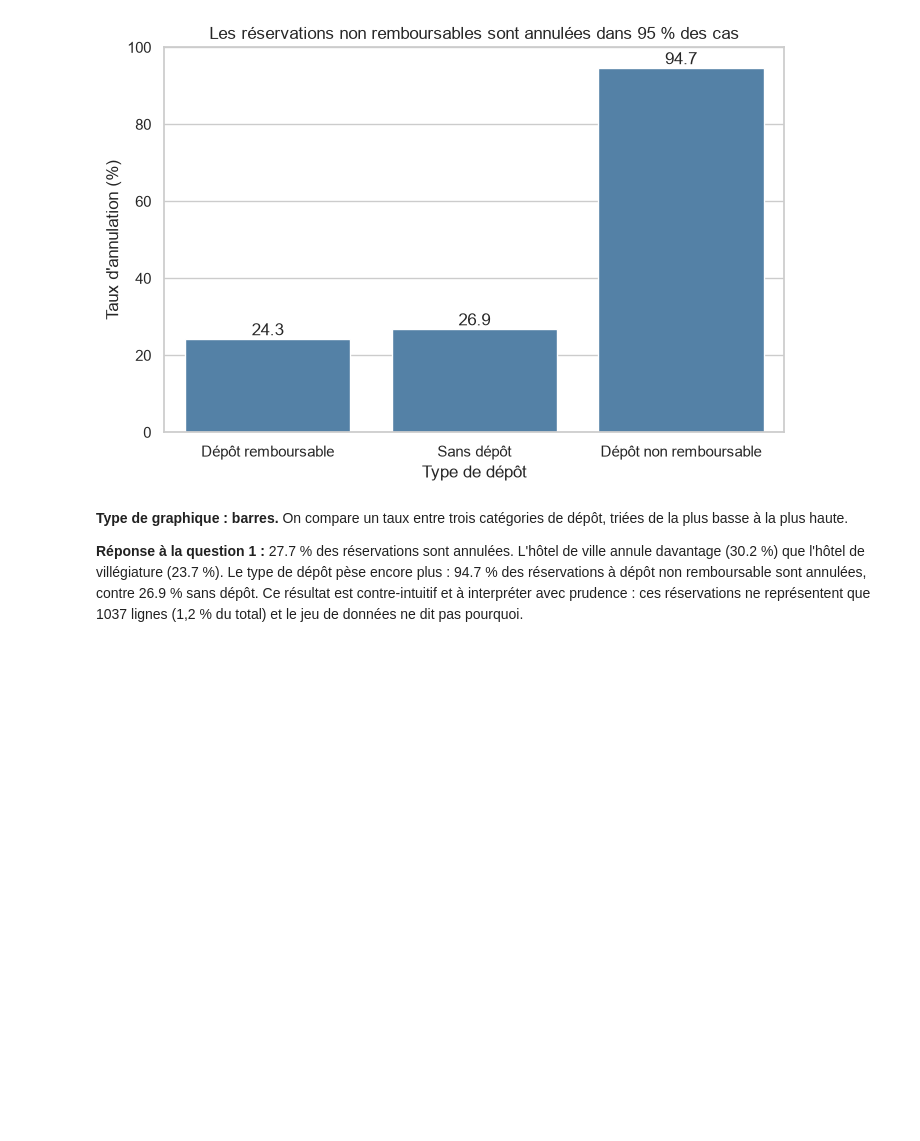
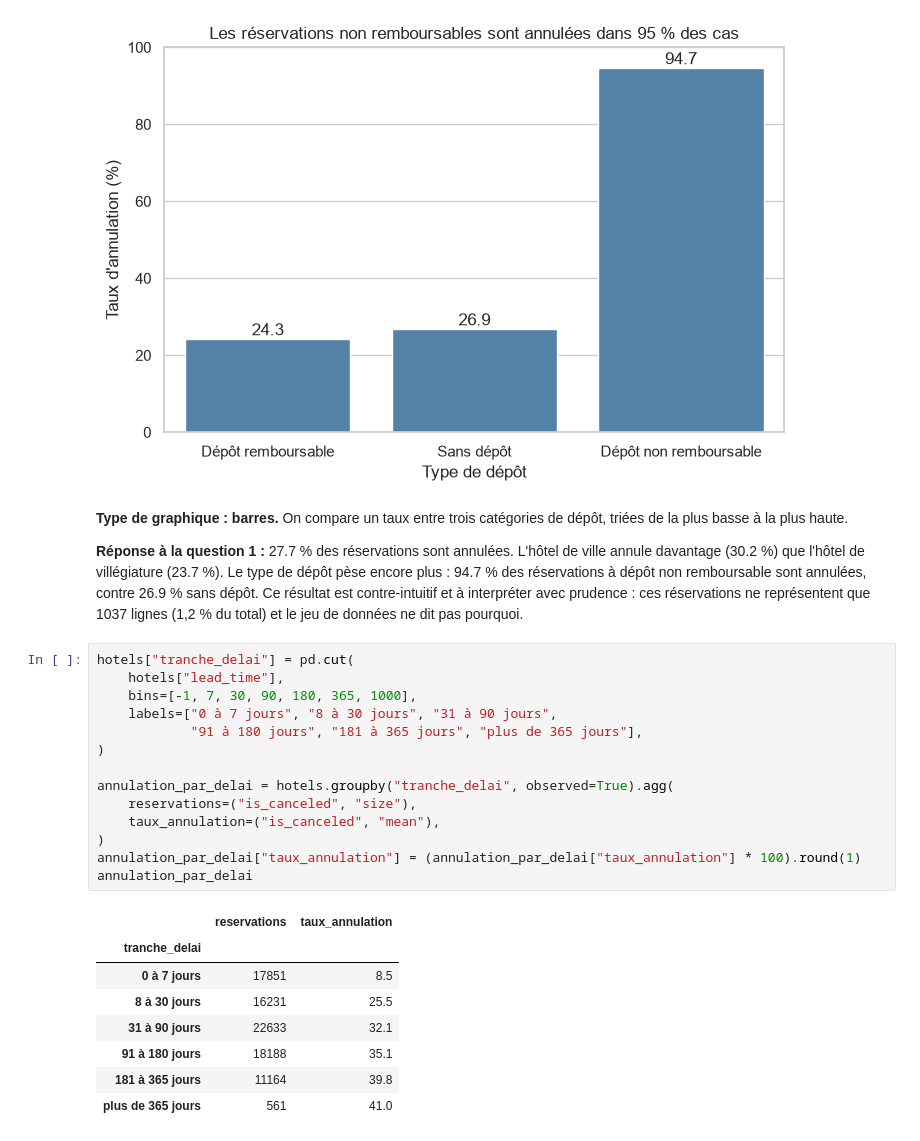
Before and after one commit to fotsotagnefred-png/Mon-projet-Analyse, a Jupyter notebook: notebooks/03_analyse.ipynb, the cells around one changed output. Drawn from its saved outputs; the diff is of its cells as text; blank space fills up the shorter version.

```diff
--- a/notebooks/03_analyse.ipynb
+++ b/notebooks/03_analyse.ipynb
@@ -98,3 +98,26 @@ plt.show()
 **Type de graphique : barres.** On compare un taux entre trois catégories de dépôt, triées de la plus basse à la plus haute.
 
 **Réponse à la question 1 :** 27.7 % des réservations sont annulées. L'hôtel de ville annule davantage (30.2 %) que l'hôtel de villégiature (23.7 %). Le type de dépôt pèse encore plus : 94.7 % des réservations à dépôt non remboursable sont annulées, contre 26.9 % sans dépôt. Ce résultat est contre-intuitif et à interpréter avec prudence : ces réservations ne représentent que 1037 lignes (1,2 % du total) et le jeu de données ne dit pas pourquoi.
+# %%
+hotels["tranche_delai"] = pd.cut(
+    hotels["lead_time"],
+    bins=[-1, 7, 30, 90, 180, 365, 1000],
+    labels=["0 à 7 jours", "8 à 30 jours", "31 à 90 jours",
+            "91 à 180 jours", "181 à 365 jours", "plus de 365 jours"],
+)
+
+annulation_par_delai = hotels.groupby("tranche_delai", observed=True).agg(
+    reservations=("is_canceled", "size"),
+    taux_annulation=("is_canceled", "mean"),
+)
+annulation_par_delai["taux_annulation"] = (annulation_par_delai["taux_annulation"] * 100).round(1)
+annulation_par_delai
+# %% [output]
+|  | reservations | taux_annulation |
+| tranche_delai |  |  |
+| 0 à 7 jours | 17851 | 8.5 |
+| 8 à 30 jours | 16231 | 25.5 |
+| 31 à 90 jours | 22633 | 32.1 |
+| 91 à 180 jours | 18188 | 35.1 |
+| 181 à 365 jours | 11164 | 39.8 |
+| plus de 365 jours | 561 | 41.0 |
```
Also changed, not shown: parts of 3 cells of this notebook, 1 other file.
